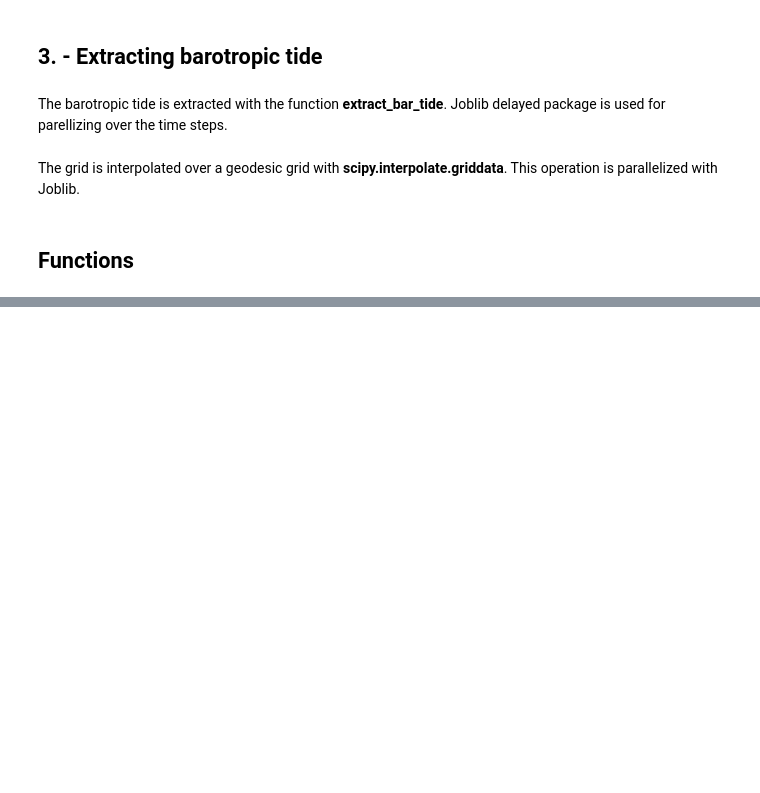
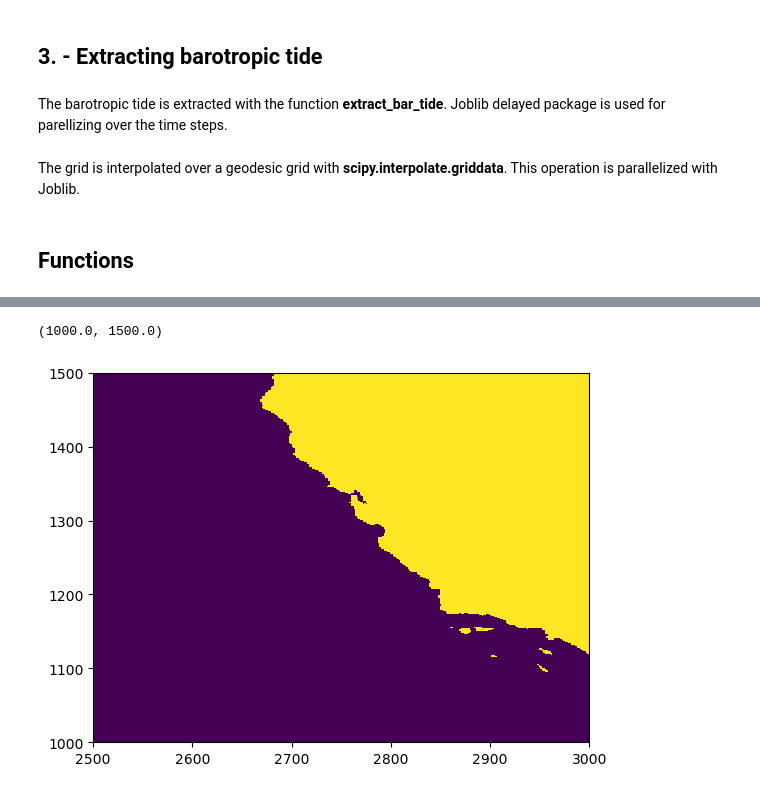
Before and after one commit to vbellemin/OSSE_generator, a Jupyter notebook: filter_tool/extract_bar_tide/notebook.ipynb, the cells around one changed output, grey strips where cells are left out. Drawn from its saved outputs; the diff is of its cells as text; code cells hidden in the pictures; blank space fills up the shorter version.

```diff
--- a/filter_tool/extract_bar_tide/notebook.ipynb
+++ b/filter_tool/extract_bar_tide/notebook.ipynb
@@ -240,3 +240,9 @@ def extract_bar_tide(ssh0,dx,window):
     ssh_filtered = np.real(fp.ifft2(ssh_freq_filtered))[ny:2*ny,nx:2*nx]
 
     return ssh_filtered
+# %%
+import xarray as xr
+import matplotlib.pyplot as plt
+mask = xr.open_dataset("/bettik/bellemva/MITgcm/mask/mask.nc")
+
+mask
@@ -242,0 +261,7 @@ def extract_bar_tide(ssh0,dx,window):
+# %%
+plt.pcolormesh(mask.mask.values[0])
+plt.xlim((2500,3000))
+plt.ylim((1000,1500))
+# %% [output]
+(1000.0, 1500.0)
+[figure, added]
```
Also changed, not shown: parts of 2 cells of this notebook, 2 other files.
